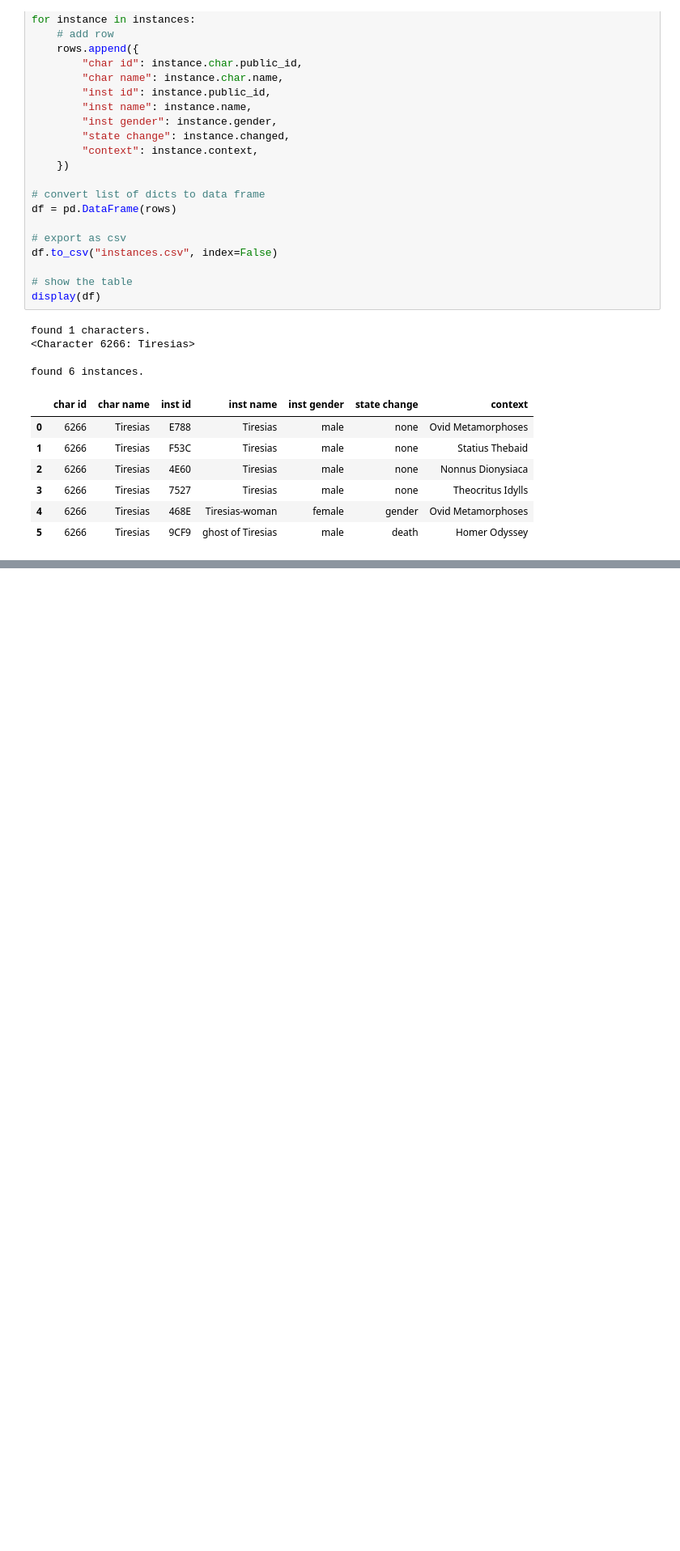
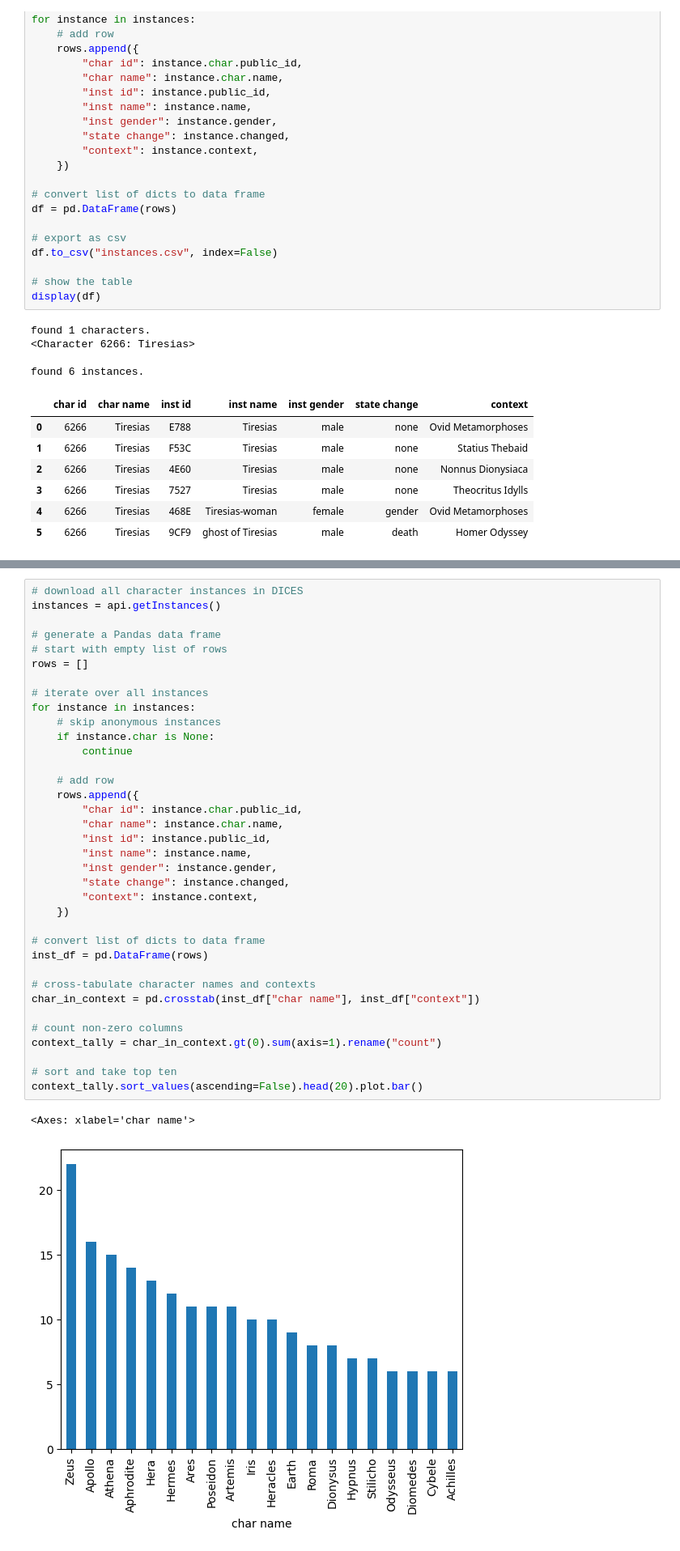
Before and after one commit to cwf2/dices-examples, a Jupyter notebook: colab/Quickstart.ipynb, the cells around one changed output, grey strips where cells are left out. Shown at 81% size. Saved outputs shown, nothing was run; the diff lists cells and outputs as text; blank space fills up the shorter version.

Commit message:
Add character tally and plot Created using Colab

```diff
--- a/colab/Quickstart.ipynb
+++ b/colab/Quickstart.ipynb
@@ -225,0 +228,39 @@ found 6 instances.
+# %%
+# download all character instances in DICES
+instances = api.getInstances()
+
+# generate a Pandas data frame
+# start with empty list of rows
+rows = []
+
+# iterate over all instances
+for instance in instances:
+    # skip anonymous instances
+    if instance.char is None:
+        continue
+
+    # add row
+    rows.append({
+        "char id": instance.char.public_id,
+        "char name": instance.char.name,
+        "inst id": instance.public_id,
+        "inst name": instance.name,
+        "inst gender": instance.gender,
+        "state change": instance.changed,
+        "context": instance.context,
+    })
+
+# convert list of dicts to data frame
+inst_df = pd.DataFrame(rows)
+
+# cross-tabulate character names and contexts
+char_in_context = pd.crosstab(inst_df["char name"], inst_df["context"])
+
+# count non-zero columns
+context_tally = char_in_context.gt(0).sum(axis=1).rename("count")
+
+# sort and take top ten
+context_tally.sort_values(ascending=False).head(20).plot.bar()
+# %% [output]
+<Axes: xlabel='char name'>
+[figure, added]
```
Also changed, not shown: parts of 2 cells of this notebook.
